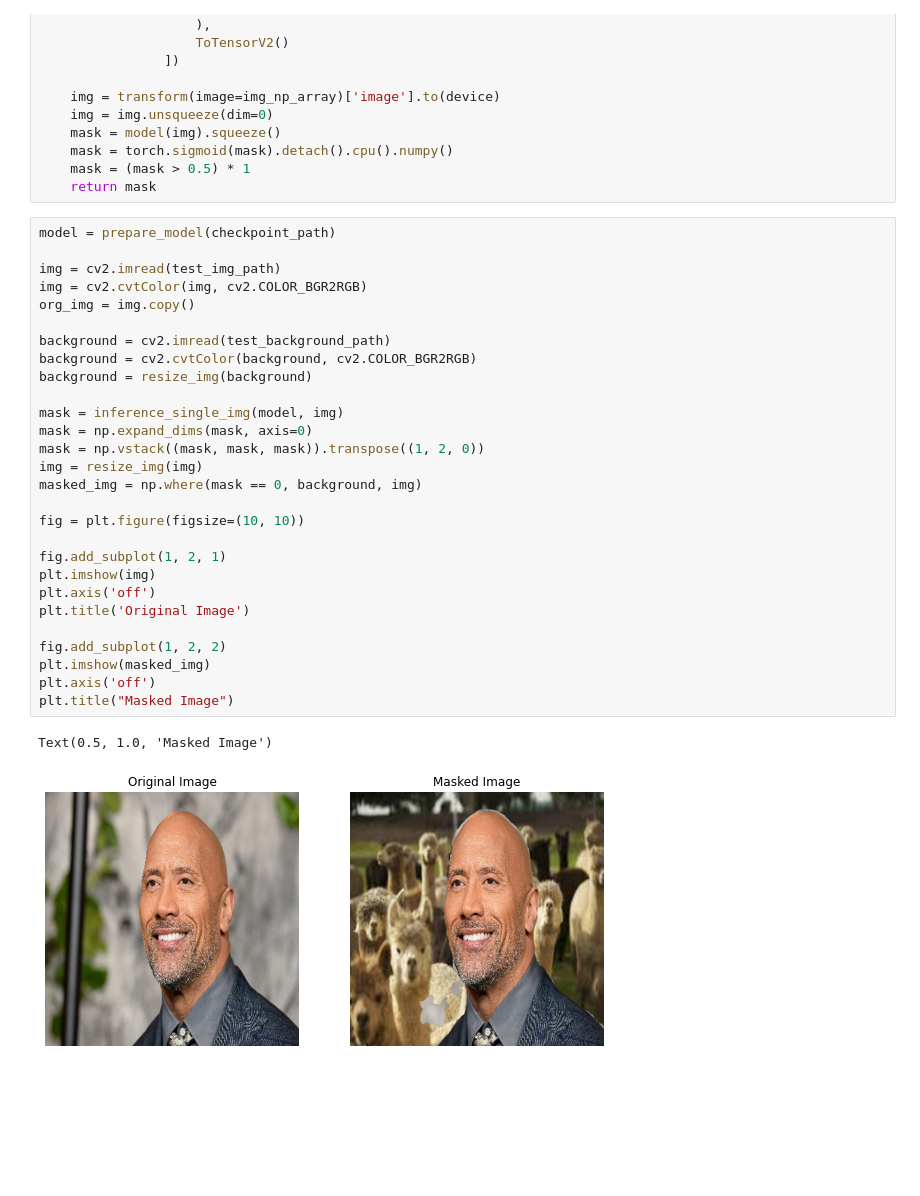
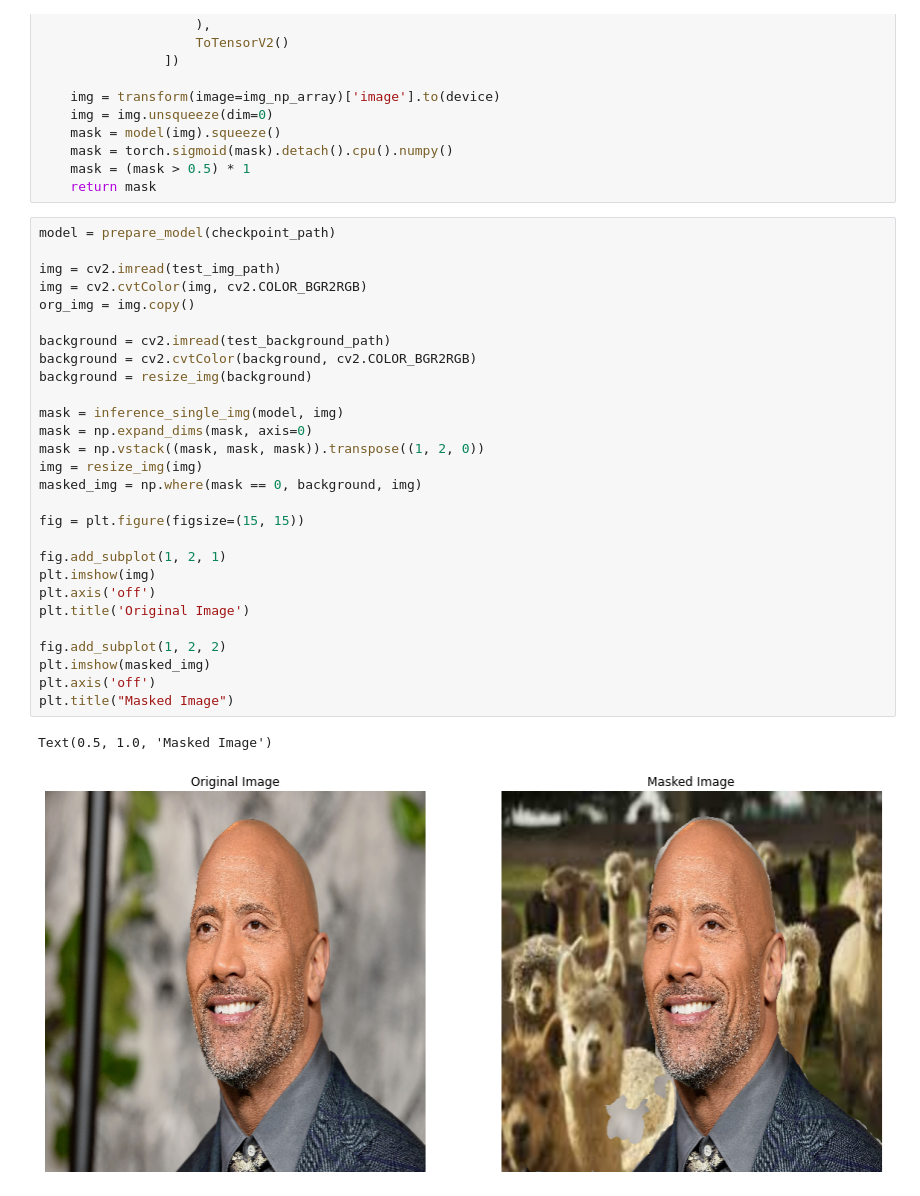
Before and after one commit to noisrucer/virtual-background, a Jupyter notebook: virtual_background_test.ipynb, the cells around one changed output. Saved outputs shown, nothing was run; the diff lists cells and outputs as text; blank space fills up the shorter version.

```diff
--- a/virtual_background_test.ipynb
+++ b/virtual_background_test.ipynb
@@ -45,31 +45,31 @@ def inference_single_img(model, img_np_array):
 # %%
 model = prepare_model(checkpoint_path)
 
 img = cv2.imread(test_img_path)
 img = cv2.cvtColor(img, cv2.COLOR_BGR2RGB)
 org_img = img.copy()
 
 background = cv2.imread(test_background_path)
 background = cv2.cvtColor(background, cv2.COLOR_BGR2RGB)
 background = resize_img(background)
 
 mask = inference_single_img(model, img)
 mask = np.expand_dims(mask, axis=0)
 mask = np.vstack((mask, mask, mask)).transpose((1, 2, 0))
 img = resize_img(img)
 masked_img = np.where(mask == 0, background, img)
 
-fig = plt.figure(figsize=(10, 10))
+fig = plt.figure(figsize=(15, 15))
 
 fig.add_subplot(1, 2, 1)
 plt.imshow(img)
 plt.axis('off')
 plt.title('Original Image')
 
 fig.add_subplot(1, 2, 2)
 plt.imshow(masked_img)
 plt.axis('off')
 plt.title("Masked Image")
 # %% [output]
 Text(0.5, 1.0, 'Masked Image')
-[figure, old version]
+[figure, new version]
```
